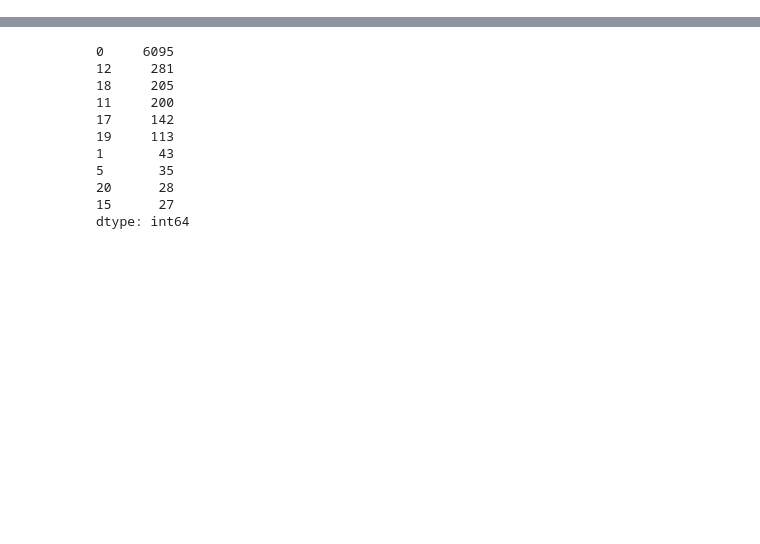
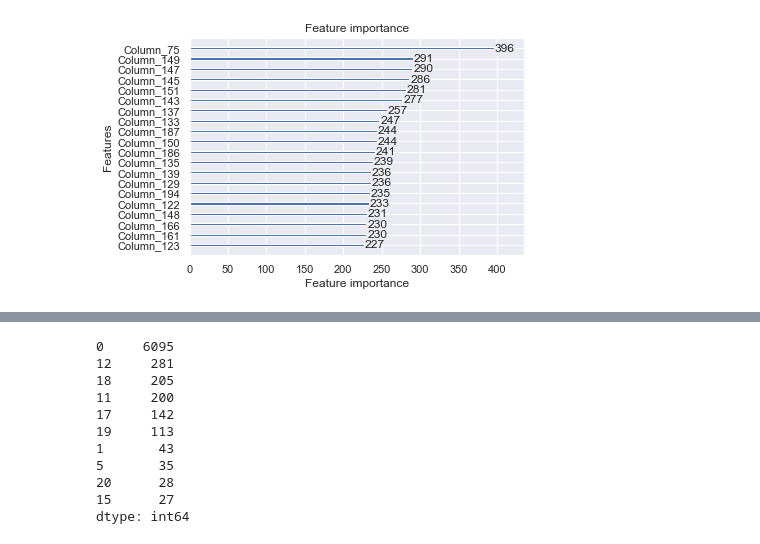
Before and after one commit to remicazorla/CryptoDRL, a Jupyter notebook: mainRemi.ipynb, the cells around one changed output, grey strips where cells are left out. Cells and saved outputs as stored; diff of their text form; code cells hidden in the pictures; blank space fills up the shorter version.

```diff
--- a/mainRemi.ipynb
+++ b/mainRemi.ipynb
@@ -322,0 +178,9 @@ weighted avg       0.16      0.24      0.10      7169
+# %%
+import lightgbm as lgb
+import matplotlib.pyplot as plt
+
+# Plot the feature importances
+lgb.plot_importance(lgbm.booster_, max_num_features=20)
+plt.show()
+# %% [output]
+[figure, added]
```
Also changed, not shown: parts of 41 cells of this notebook, 4 other files.
